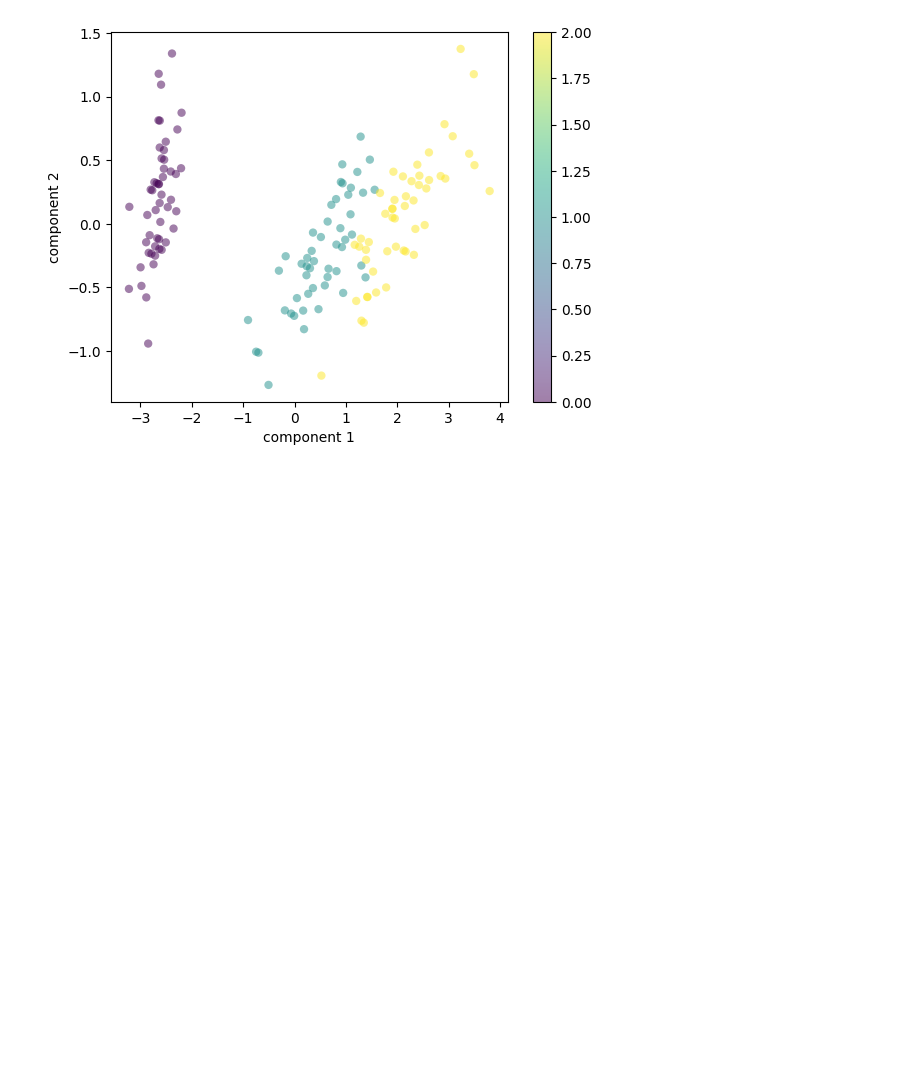
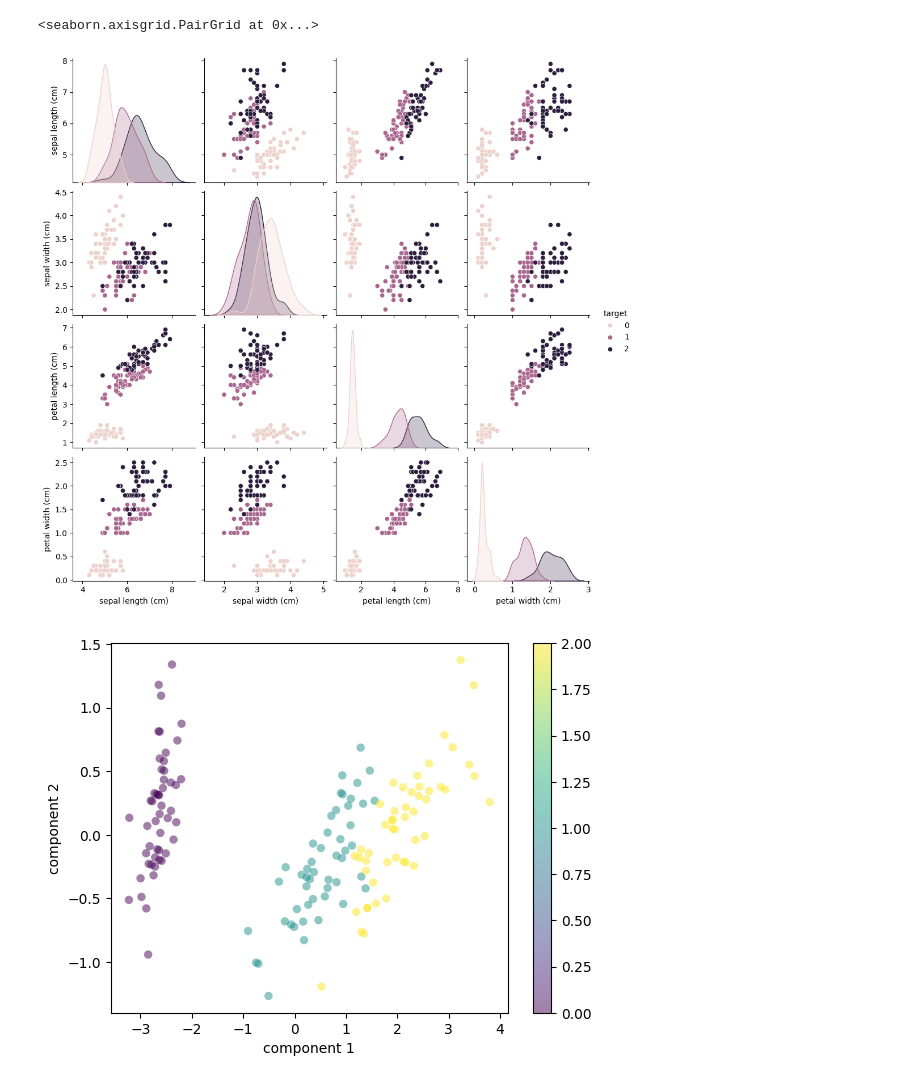
Before and after one commit to Pippo809/utilities, a Jupyter notebook: probability/pca.ipynb, the cells around one changed output. Drawn from its saved outputs; the diff is of its cells as text; code cells hidden in the pictures; blank space fills up the shorter version.

```diff
--- a/probability/pca.ipynb
+++ b/probability/pca.ipynb
@@ -64,0 +56,4 @@ y = iris.target
+# %%
+df = load_iris(as_frame=True).data
+df = pd.concat((df, load_iris(as_frame=True).target), axis=1)
+df.head()
@@ -65,2 +67,7 @@ y = iris.target
+# %%
+sns.pairplot(df, hue="target")
+# %% [output]
+<seaborn.axisgrid.PairGrid at 0x...>
+[figure, added]
 # %%
 # Apply PCA
```
Also changed, not shown: parts of 8 cells of this notebook, 1 other file.
